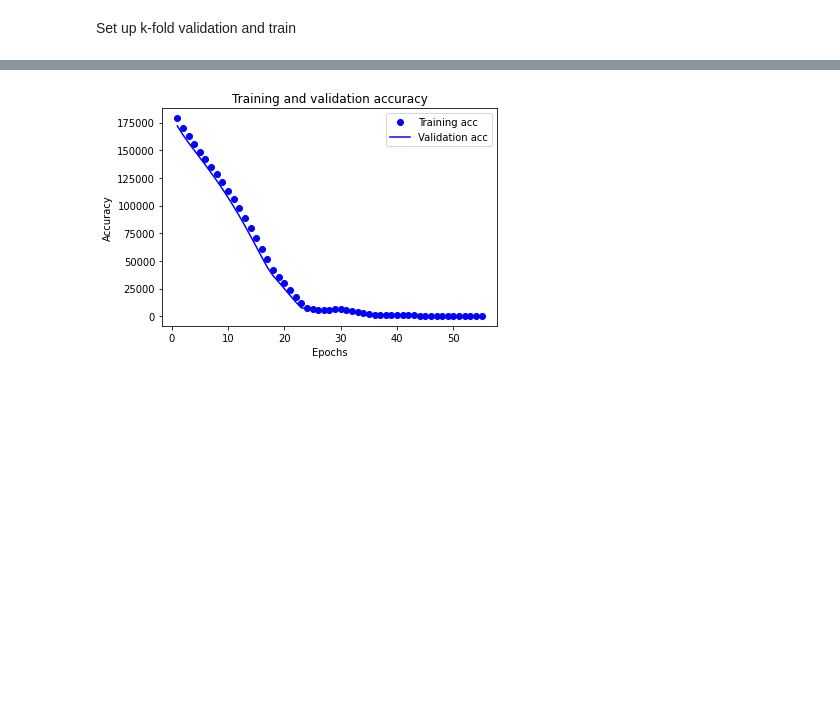
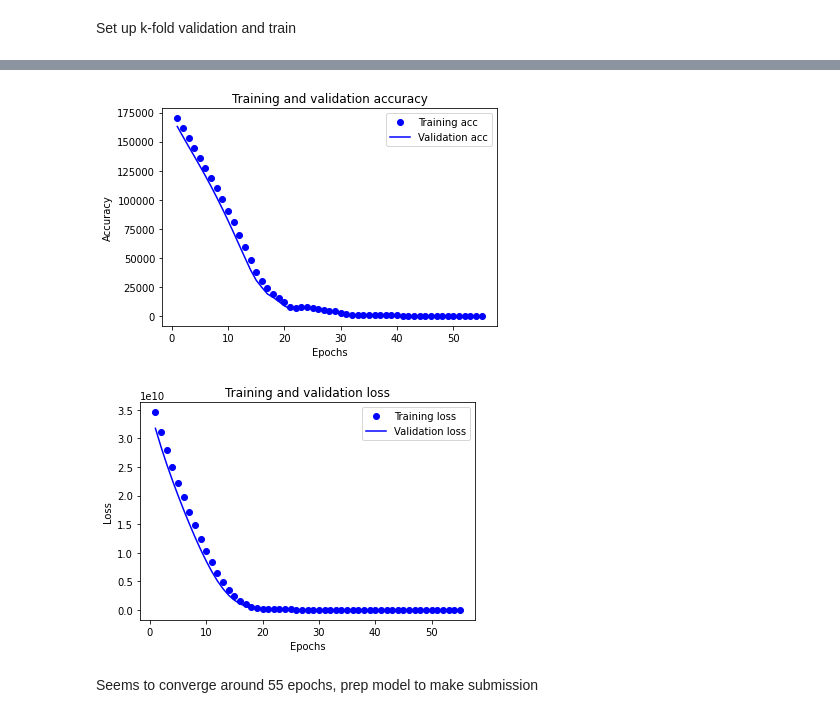
Before and after one commit to ChrisPWilliams/kaggle_house_prices, a Jupyter notebook: house-prices-comp-code.ipynb, the cells around one changed output, grey strips where cells are left out. Saved outputs shown, nothing was run; the diff lists cells and outputs as text; code cells hidden in the pictures; blank space fills up the shorter version.

Commit message:
everything runs, but validation loss is suspiciously low, must be including it in training??

```diff
--- a/house-prices-comp-code.ipynb
+++ b/house-prices-comp-code.ipynb
@@ -421,15 +421,19 @@ FOLDS = 4
 FOLD_SIZE = len(train_data) // FOLDS
 val_accs = []
 total_val_acc = []
+val_losses = []
+total_val_loss = []
 train_accs = []
 total_train_acc = []
+train_losses = []
+total_train_loss = []
 for k in range(FOLDS):
-    val_data = train_data.iloc[k * FOLD_SIZE: (k+1) * FOLD_SIZE]
+    val_data = train_data.iloc[k * FOLD_SIZE: (k+1) * FOLD_SIZE].copy()
     val_labels = train_labels.iloc[k * FOLD_SIZE: (k+1) * FOLD_SIZE]
-    partial_train_data = pd.concat([train_data.iloc[: k * FOLD_SIZE] , train_data.iloc[(k+1) * FOLD_SIZE :]])
+    partial_train_data = pd.concat([train_data.iloc[: k * FOLD_SIZE] , train_data.iloc[(k+1) * FOLD_SIZE :]]).copy()
     partial_train_labels = pd.concat([train_labels.iloc[: k * FOLD_SIZE] , train_labels.iloc[(k+1) * FOLD_SIZE :]])
-    val_data = normalise_preprocess(val_data.copy())
-    partial_train_data = normalise_preprocess(partial_train_data.copy())
+    val_data = normalise_preprocess(val_data)
+    partial_train_data = normalise_preprocess(partial_train_data)
 
     assert pd.merge(partial_train_data, val_data, how='inner').shape[0] == 0     # sanity check to ensure no samples shared between validation set and training set
 
@@ -445,20 +449,23 @@ for k in range(FOLDS):
 
     history_dict = history.history
 
+    train_losses.append(history_dict['loss'])
+    val_losses.append(history_dict['val_loss'])
     train_accs.append(history_dict['mae'])
     val_accs.append(history_dict['val_mae'])
 
-for e in range(len(val_accs[0])):
-        valsum = 0
-        trainsum = 0
+def metrics_average(metric, total):
+    for e in range(len(metric[0])):
+        to_sum = 0
         for k in range(FOLDS):
-            valsum += val_accs[k][e]
-            trainsum += train_accs[k][e]
-        total_val = valsum / FOLDS
-        total_train = trainsum / FOLDS
-        total_val_acc.append(total_val)
-        total_train_acc.append(total_train)
+            to_sum += metric[k][e]
+        total_value = to_sum / FOLDS
+        total.append(total_value)
 
+metrics_average(train_losses, total_train_loss)
+metrics_average(val_losses, total_val_loss)
+metrics_average(train_accs, total_train_acc)
+metrics_average(val_accs, total_val_acc)
 
 epochs = range(1, len(total_train_acc) + 1)
 
@@ -470,4 +477,13 @@ plt.ylabel('Accuracy')
 plt.legend()
 
 plt.show()
+
+plt.plot(epochs, total_train_loss, 'bo', label='Training loss')
+plt.plot(epochs, total_val_loss, 'b', label='Validation loss')
+plt.title('Training and validation loss')
+plt.xlabel('Epochs')
+plt.ylabel('Loss')
+plt.legend()
+
+plt.show()
 # %% [output]
@@ -493 +509,4 @@ Epoch 55/55
-[figure, old version]
+[figure, new version]
+[figure, added]
+# %% [markdown]
+Seems to converge around 55 epochs, prep model to make submission
```
Also changed, not shown: parts of 4 cells of this notebook.
